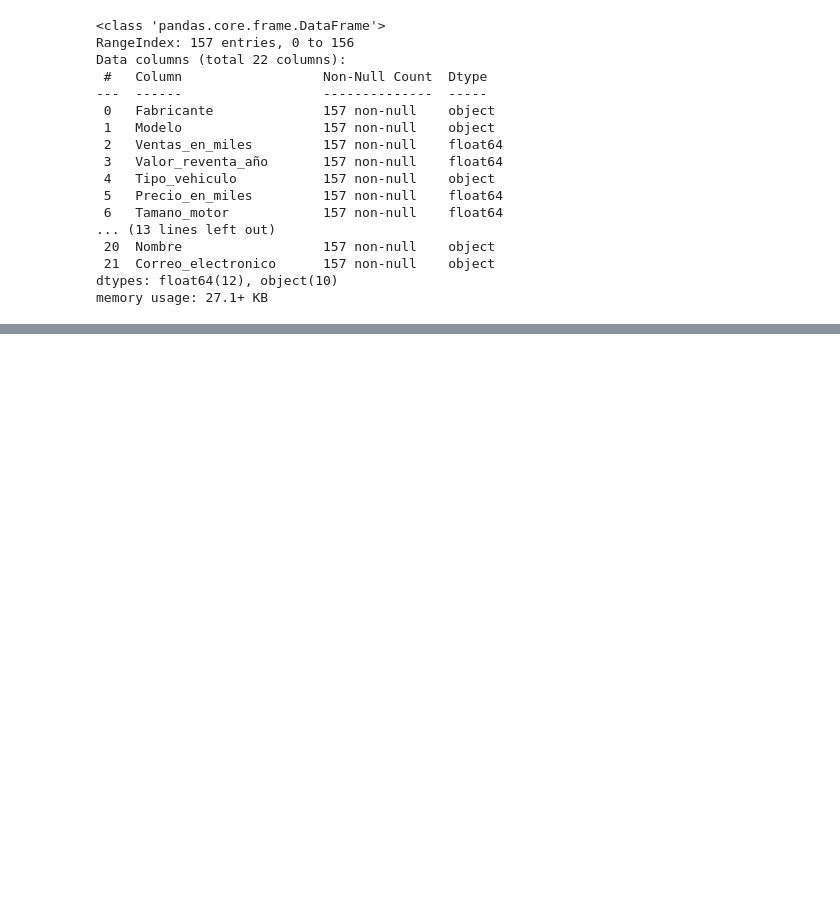
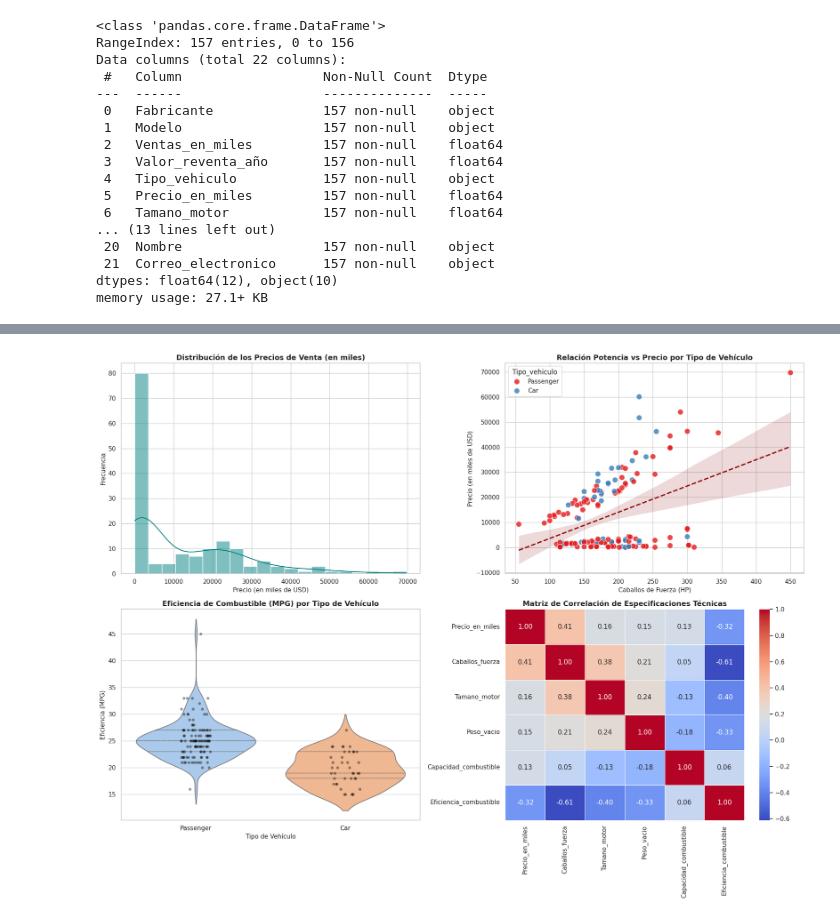
Before and after one commit to Starleen1996/analisis_datos_curso, a Jupyter notebook: venta_carros.ipynb, the cells around one changed output, grey strips where cells are left out. Cells and saved outputs as stored; diff of their text form; code cells hidden in the pictures; blank space fills up the shorter version.

```diff
--- a/venta_carros.ipynb
+++ b/venta_carros.ipynb
@@ -414,0 +421,87 @@ memory usage: 27.1+ KB
+# %%
+import matplotlib.pyplot as plt
+import seaborn as sns
+
+# Configurar el estilo visual
+sns.set_theme(style="whitegrid")
+plt.rcParams['figure.figsize'] = [16, 12]
+
+# Crear una figura con una cuadrícula de 2x2 para los gráficos
+fig, axes = plt.subplots(2, 2, figsize=(18, 14))
+
+# 1. Gráfico de Distribución del Precio (Histograma con Densidad)
+sns.histplot(
+    data=df_limpio,
+    x='Precio_en_miles',
+    kde=True,
+    ax=axes[0, 0],
+    color='teal',
+    bins=20
+)
+axes[0, 0].set_title('Distribución de los Precios de Venta (en miles)', fontsize=13, fontweight='bold')
+axes[0, 0].set_xlabel('Precio (en miles de USD)', fontsize=11)
+axes[0, 0].set_ylabel('Frecuencia', fontsize=11)
+
+# 2. Relación Potencia vs Precio, segmentado por Tipo de Vehículo
+sns.scatterplot(
+    data=df_limpio,
+    x='Caballos_fuerza',
+    y='Precio_en_miles',
+    hue='Tipo_vehiculo',
+    palette='Set1',
+    s=100,
+    alpha=0.8,
+    ax=axes[0, 1]
+)
+sns.regplot(
+    data=df_limpio,
+    x='Caballos_fuerza',
+    y='Precio_en_miles',
+    scatter=False,
+    ax=axes[0, 1],
+    line_kws={'color': 'darkred', 'linestyle': '--'}
+)
+axes[0, 1].set_title('Relación Potencia vs Precio por Tipo de Vehículo', fontsize=13, fontweight='bold')
+axes[0, 1].set_xlabel('Caballos de Fuerza (HP)', fontsize=11)
+axes[0, 1].set_ylabel('Precio (en miles de USD)', fontsize=11)
+
+# 3. Eficiencia de Combustible según Tipo de Vehículo (Gráfico de Cajas y Violines Combinado)
+sns.violinplot(
+    data=df_limpio,
+    x='Tipo_vehiculo',
+    y='Eficiencia_combustible',
+    palette='pastel',
+    inner="quart",
+    ax=axes[1, 0]
+)
+sns.stripplot(
+    data=df_limpio,
+    x='Tipo_vehiculo',
+    y='Eficiencia_combustible',
+    color='black',
+    alpha=0.4,
+    size=5,
+    jitter=True,
+    ax=axes[1, 0]
+)
+axes[1, 0].set_title('Eficiencia de Combustible (MPG) por Tipo de Vehículo', fontsize=13, fontweight='bold')
+axes[1, 0].set_xlabel('Tipo de Vehículo', fontsize=11)
+axes[1, 0].set_ylabel('Eficiencia (MPG)', fontsize=11)
+
+# 4. Mapa de Calor de Correlaciones Numéricas
+columnas_corr = ['Precio_en_miles', 'Caballos_fuerza', 'Tamano_motor', 'Peso_vacio', 'Capacidad_combustible', 'Eficiencia_combustible']
+corr_matrix = df_limpio[columnas_corr].corr()
+sns.heatmap(
+    corr_matrix,
+    annot=True,
+    cmap='coolwarm',
+    fmt=".2f",
+    linewidths=0.5,
+    ax=axes[1, 1]
+)
+axes[1, 1].set_title('Matriz de Correlación de Especificaciones Técnicas', fontsize=13, fontweight='bold')
+
+# Ajustar distribución y mostrar gráficos
+plt.tight_layout()
+plt.show()
+# %% [output]
@@ -414,0 +511 @@ memory usage: 27.1+ KB
+[figure, added]
```
Also changed, not shown: parts of 4 cells of this notebook.
